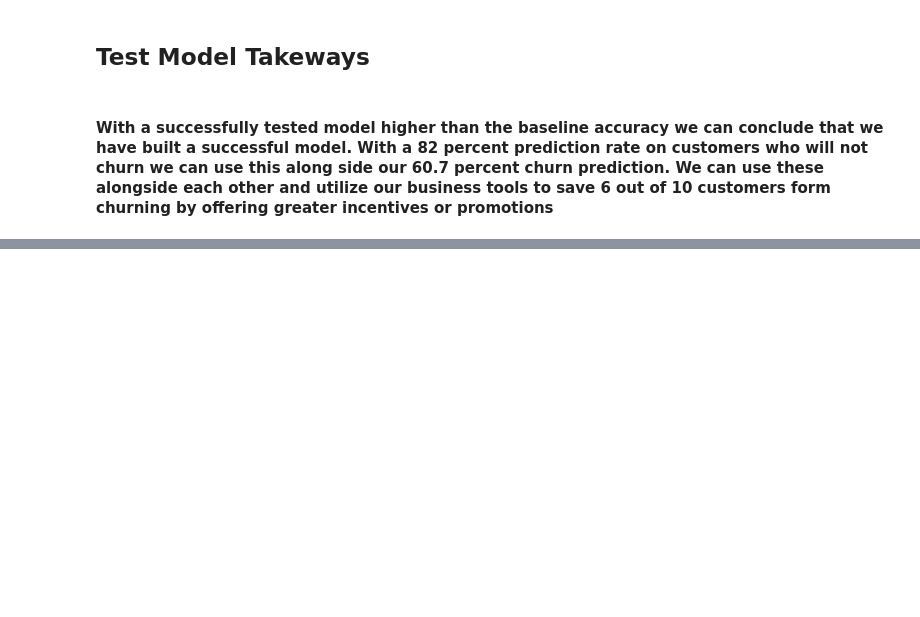
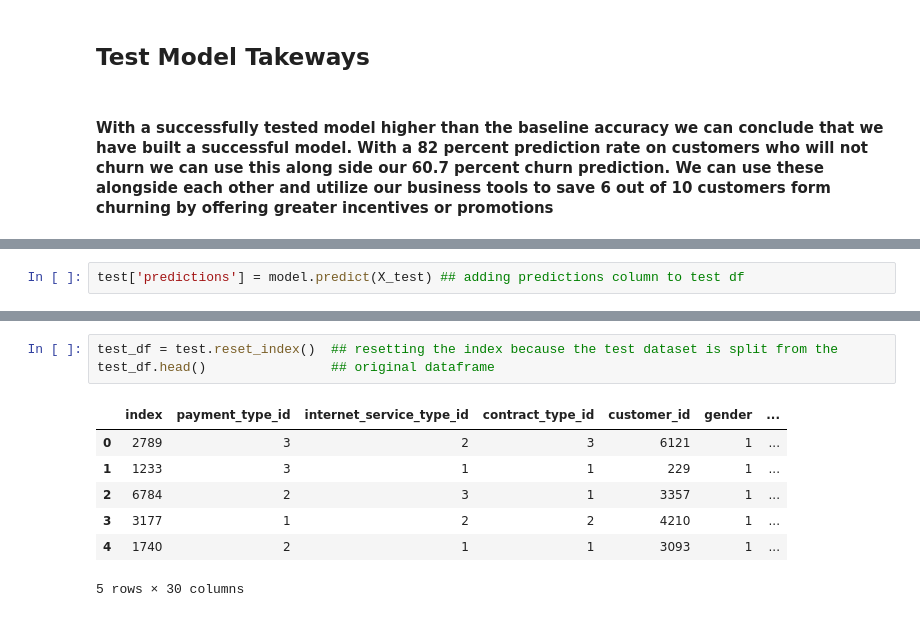
Before and after one commit to ForrestMccrosky/Classification_Project, a Jupyter notebook: final_class_project.ipynb, the cells around one changed output, grey strips where cells are left out. Drawn from its saved outputs; the diff is of its cells as text; blank space fills up the shorter version.

```diff
--- a/final_class_project.ipynb
+++ b/final_class_project.ipynb
@@ -689,0 +722,2 @@ The baseline accuracy is: 73.4720%
+# %%
+test['predictions'] = model.predict(X_test) ## adding predictions column to test df
@@ -689,0 +732,11 @@ The baseline accuracy is: 73.4720%
+# %%
+test_df = test.reset_index()  ## resetting the index because the test dataset is split from the
+test_df.head()                ## original dataframe
+# %% [output]
+|  | index | payment_type_id | internet_service_type_id | contract_type_id | customer_id | gender | ... |
+| 0 | 2789 | 3 | 2 | 3 | 6121 | 1 | ... |
+| 1 | 1233 | 3 | 1 | 1 | 229 | 1 | ... |
+| 2 | 6784 | 2 | 3 | 1 | 3357 | 1 | ... |
+| 3 | 3177 | 1 | 2 | 2 | 4210 | 1 | ... |
+| 4 | 1740 | 2 | 1 | 1 | 3093 | 1 | ... |
+5 rows × 30 columns
```
Also changed, not shown: parts of 17 cells of this notebook.
